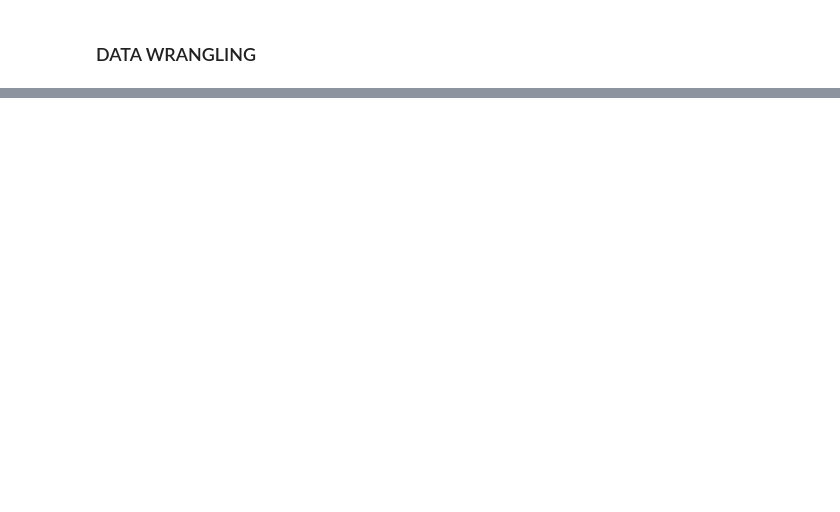
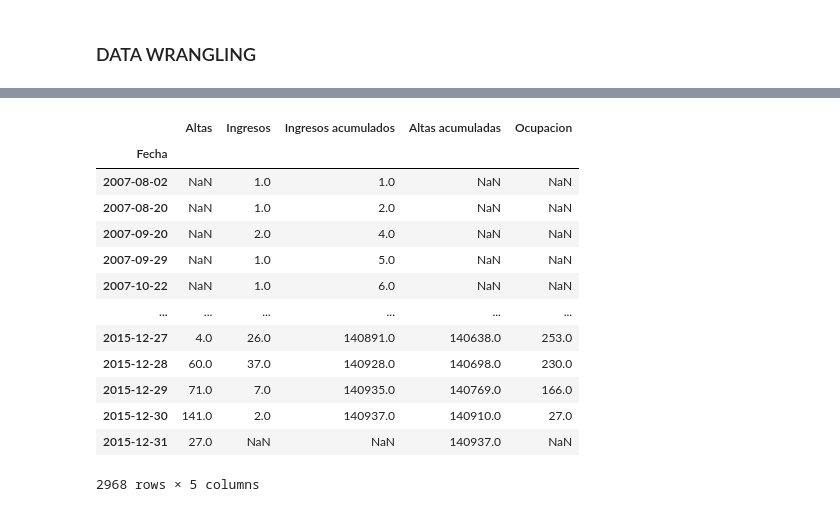
Before and after one commit to jmaestrerodriguez/sogooddata-madrid-salud-polucion, a Jupyter notebook: notebooks/poc.ipynb, the cells around one changed output, grey strips where cells are left out. Cells and saved outputs as stored; diff of their text form; code cells hidden in the pictures; blank space fills up the shorter version.

```diff
--- a/notebooks/poc.ipynb
+++ b/notebooks/poc.ipynb
@@ -87,0 +110,17 @@ sns.lineplot(x = hospitalizations_by_day_df['Fecha de ingreso'], y= hospitalizat
+# %%
+hospitalizaciones_df
+# %% [output]
+|  | Altas | Ingresos | Ingresos acumulados | Altas acumuladas | Ocupacion |
+| Fecha |  |  |  |  |  |
+| 2007-08-02 | NaN | 1.0 | 1.0 | NaN | NaN |
+| 2007-08-20 | NaN | 1.0 | 2.0 | NaN | NaN |
+| 2007-09-20 | NaN | 2.0 | 4.0 | NaN | NaN |
+| 2007-09-29 | NaN | 1.0 | 5.0 | NaN | NaN |
+| 2007-10-22 | NaN | 1.0 | 6.0 | NaN | NaN |
+| ... | ... | ... | ... | ... | ... |
+| 2015-12-27 | 4.0 | 26.0 | 140891.0 | 140638.0 | 253.0 |
+| 2015-12-28 | 60.0 | 37.0 | 140928.0 | 140698.0 | 230.0 |
+| 2015-12-29 | 71.0 | 7.0 | 140935.0 | 140769.0 | 166.0 |
+| 2015-12-30 | 141.0 | 2.0 | 140937.0 | 140910.0 | 27.0 |
+| 2015-12-31 | 27.0 | NaN | NaN | 140937.0 | NaN |
+2968 rows × 5 columns
```
Also changed, not shown: parts of 17 cells of this notebook.
